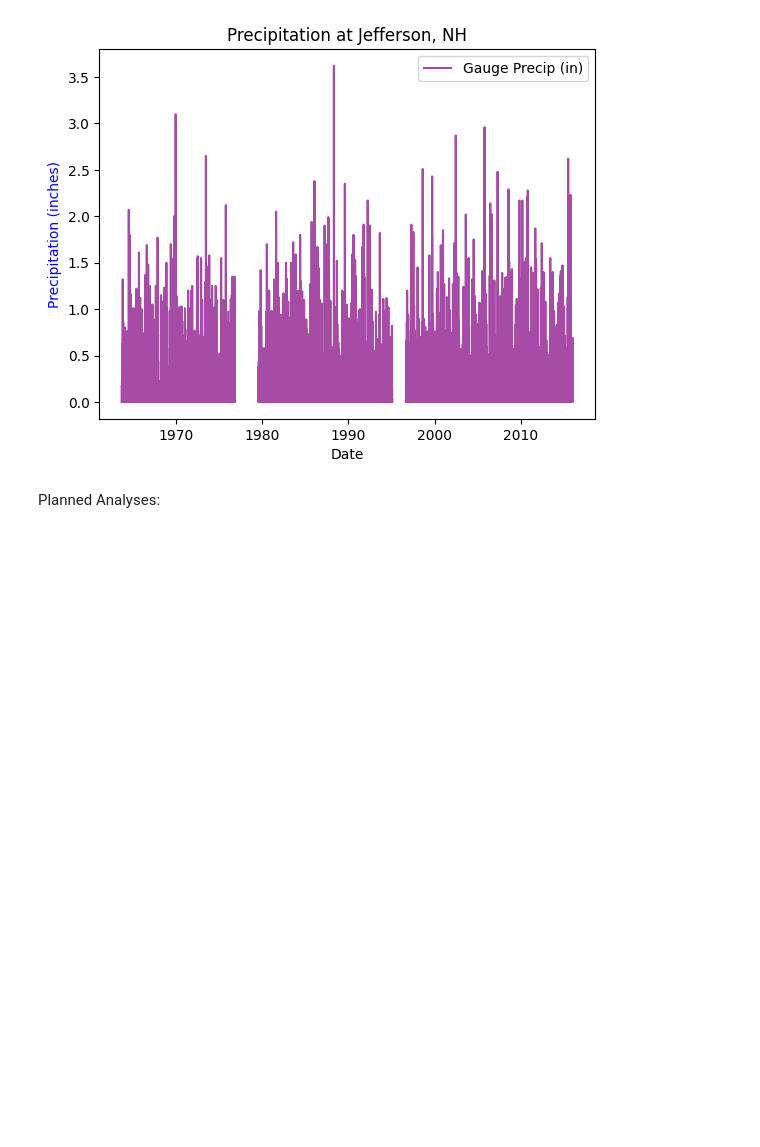
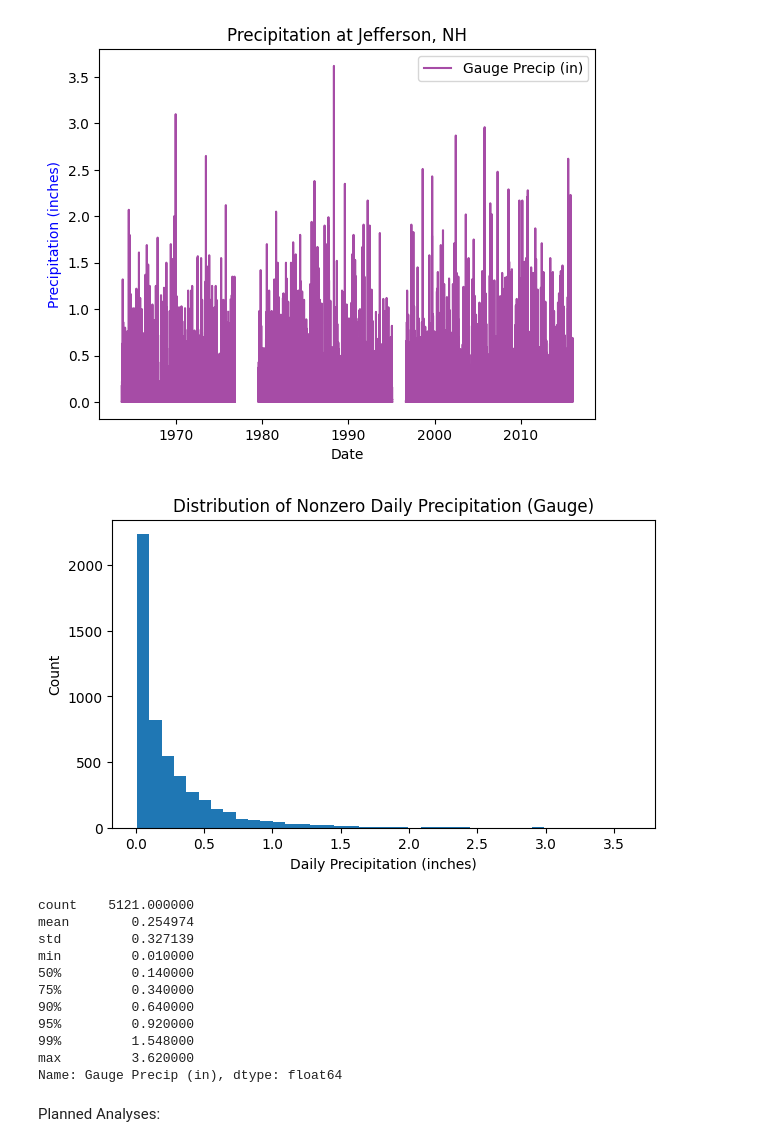
Before and after one commit to ROmslaer/ROmslaer895, a Jupyter notebook: ROmslaer Final Project.ipynb, the cells around one changed output. Cells and saved outputs as stored; diff of their text form; code cells hidden in the pictures; blank space fills up the shorter version.

```diff
--- a/ROmslaer Final Project.ipynb
+++ b/ROmslaer Final Project.ipynb
@@ -157,3 +157,14 @@ project
 | 2015-12-30 | 0.54 | 0.465154 | 223.0 |
 | 2015-12-31 | 0.24 | 0.225154 | 204.0 |
 19085 rows × 3 columns
+# %%
+project = project.copy()
+project['water_year'] = project.index.to_series().apply(lambda d: d.year + 1 if d.month >= 10 else d.year)
+cols_of_interest = ['Gauge Precip (in)', 'Grid Precip (in)', 'Discharge (cfs)']
+project_nonan = project.dropna(subset=cols_of_interest)
+days_per_year_complete = project_nonan.groupby('water_year').size()
+complete_years = days_per_year_complete[days_per_year_complete >= 365].index
+project_complete = project_nonan[project_nonan['water_year'].isin(complete_years)].copy()
+print(f"Included water years: {list(complete_years)}")
+print(f"Filtered data length: {len(project_complete)} days")
+#filtering data to only include complete water years
@@ -218,5 +232,29 @@ ax.legend()
 # %% [output]
 <matplotlib.legend.Legend at 0x...>
 [figure]
+# %%
+pgauge = project_complete['Gauge Precip (in)'].dropna()
+pgauge_nonzero = pgauge[pgauge > 0]
+plt.figure(figsize=(7,4))
+plt.hist(pgauge_nonzero, bins=40)
+plt.xlabel('Daily Precipitation (inches)')
+plt.ylabel('Count')
+plt.title('Distribution of Nonzero Daily Precipitation (Gauge)')
+plt.show()
+print(pgauge_nonzero.describe(percentiles=[0.5, 0.75, 0.9, 0.95, 0.99]))
+#gauge precipitation analysis
+# %% [output]
+[figure, added]
+count    5121.000000
+mean        0.254974
+std         0.327139
+min         0.010000
+50%         0.140000
+75%         0.340000
+90%         0.640000
+95%         0.920000
+99%         1.548000
+max         3.620000
+Name: Gauge Precip (in), dtype: float64
 # %% [markdown]
 Planned Analyses:
```
Also changed, not shown: parts of 4 cells of this notebook.
